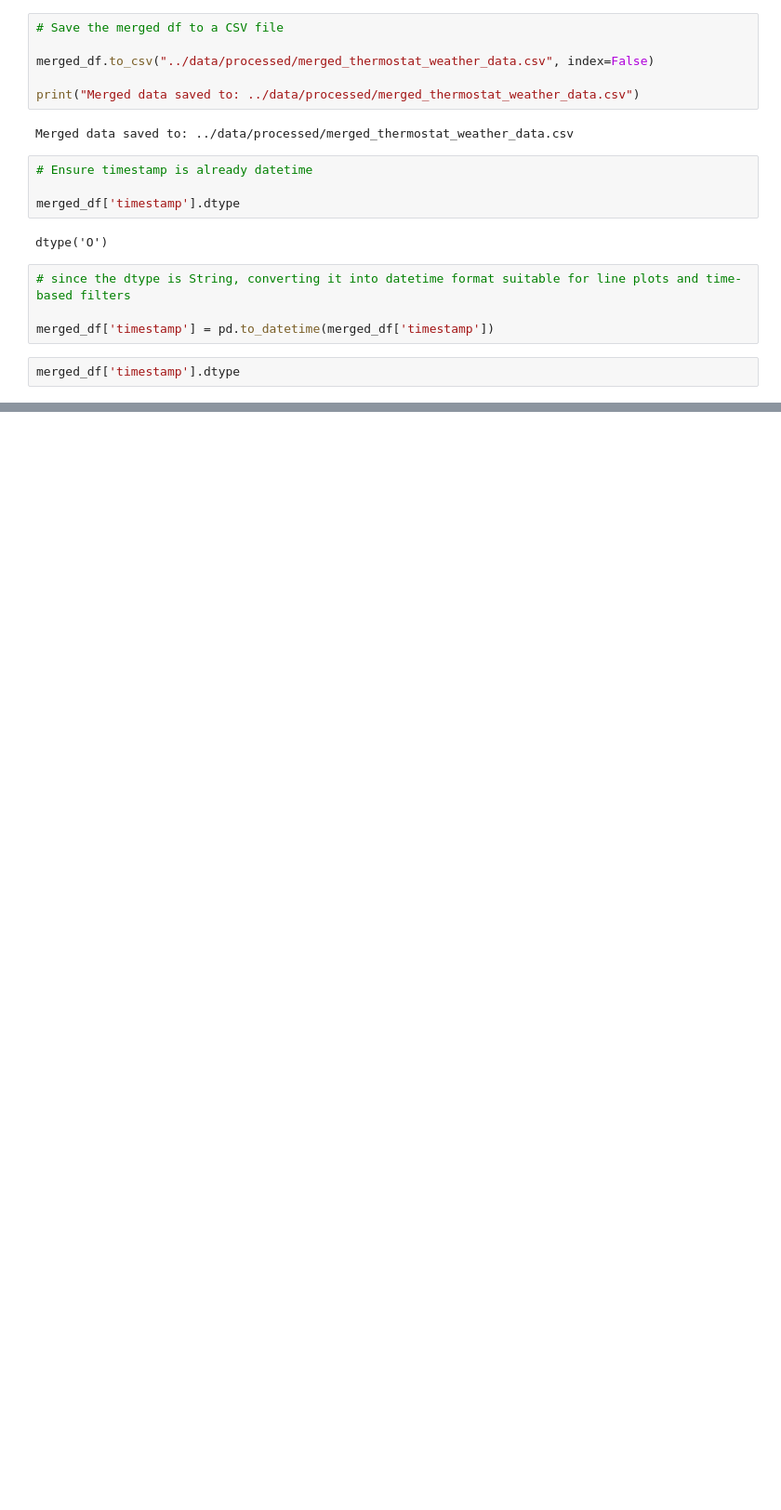
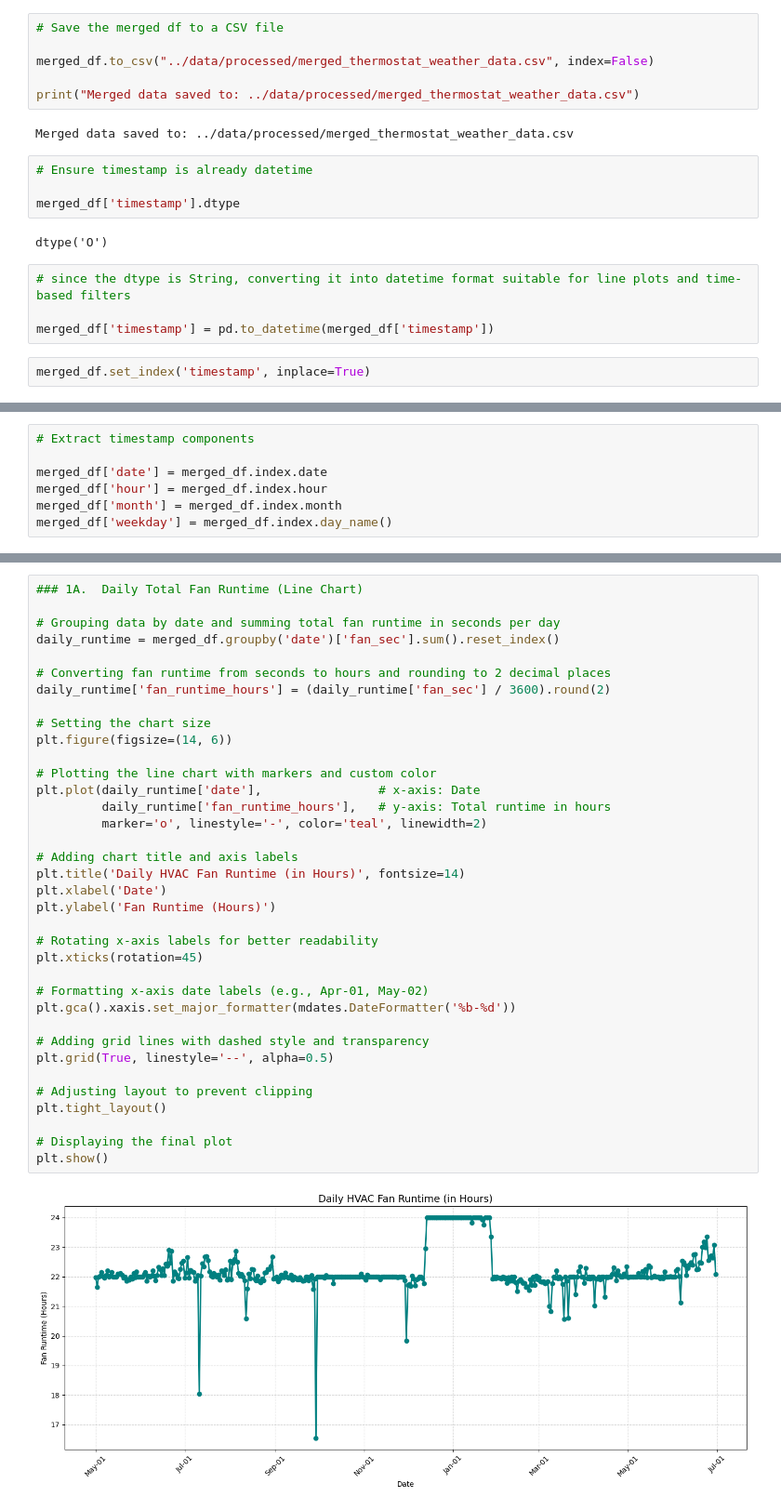
Before and after one commit to sarayum/thermostat_energy_analysis, a Jupyter notebook: notebooks/analysis.ipynb, the cells around one changed output, grey strips where cells are left out. Shown: that part at 93% size. Saved outputs shown, nothing was run; the diff lists cells and outputs as text; blank space fills up the shorter version.

Commit message:
updated visualization

```diff
--- a/notebooks/analysis.ipynb
+++ b/notebooks/analysis.ipynb
@@ -93,4 +104,4 @@ dtype('O')
 
 merged_df['timestamp'] = pd.to_datetime(merged_df['timestamp'])
 # %%
-merged_df['timestamp'].dtype
+merged_df.set_index('timestamp', inplace=True)
@@ -98,0 +141,7 @@ dtype('<M8[ns]')
+# %%
+# Extract timestamp components
+
+merged_df['date'] = merged_df.index.date
+merged_df['hour'] = merged_df.index.hour
+merged_df['month'] = merged_df.index.month
+merged_df['weekday'] = merged_df.index.day_name()
@@ -98,0 +180,38 @@ dtype('<M8[ns]')
+# %%
+### 1A.  Daily Total Fan Runtime (Line Chart)
+
+# Grouping data by date and summing total fan runtime in seconds per day
+daily_runtime = merged_df.groupby('date')['fan_sec'].sum().reset_index()
+
+# Converting fan runtime from seconds to hours and rounding to 2 decimal places
+daily_runtime['fan_runtime_hours'] = (daily_runtime['fan_sec'] / 3600).round(2)
+
+# Setting the chart size
+plt.figure(figsize=(14, 6))
+
+# Plotting the line chart with markers and custom color
+plt.plot(daily_runtime['date'],                # x-axis: Date
+         daily_runtime['fan_runtime_hours'],   # y-axis: Total runtime in hours
+         marker='o', linestyle='-', color='teal', linewidth=2)
+
+# Adding chart title and axis labels
+plt.title('Daily HVAC Fan Runtime (in Hours)', fontsize=14)
+plt.xlabel('Date')
+plt.ylabel('Fan Runtime (Hours)')
+
+# Rotating x-axis labels for better readability
+plt.xticks(rotation=45)
+
+# Formatting x-axis date labels (e.g., Apr-01, May-02)
+plt.gca().xaxis.set_major_formatter(mdates.DateFormatter('%b-%d'))
+
+# Adding grid lines with dashed style and transparency
+plt.grid(True, linestyle='--', alpha=0.5)
+
+# Adjusting layout to prevent clipping
+plt.tight_layout()
+
+# Displaying the final plot
+plt.show()
+# %% [output]
+[figure, added]
```
Also changed, not shown: parts of 17 cells of this notebook.
